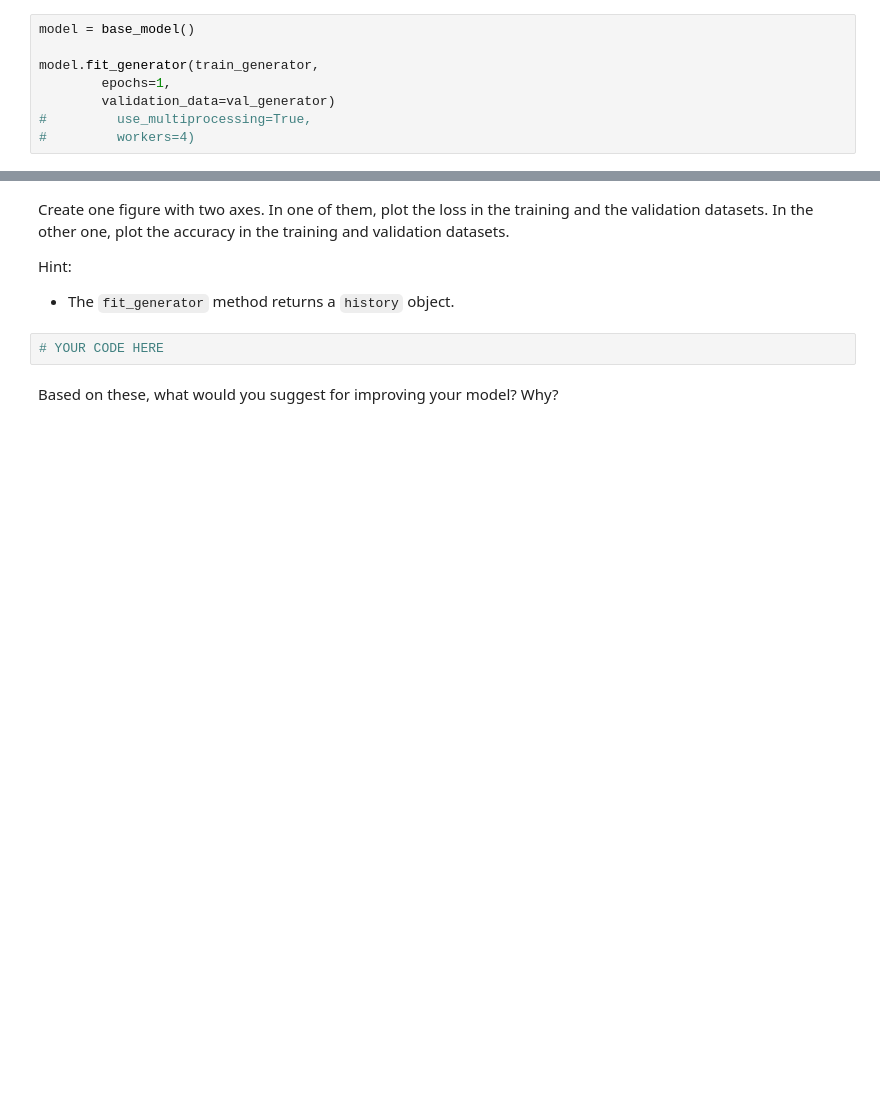
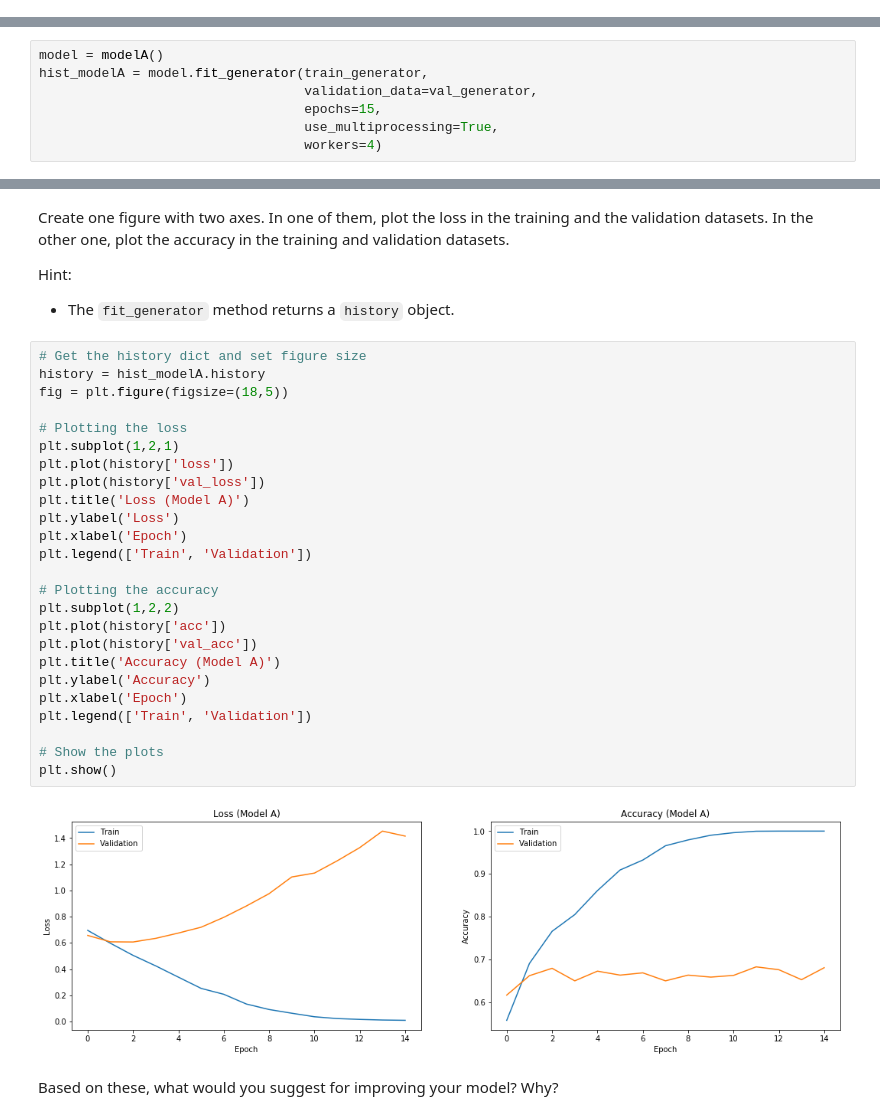
Before and after one commit to Vioh/SSY340, a Jupyter notebook: HA1/HA1.ipynb, the cells around one changed output, grey strips where cells are left out. Drawn from its saved outputs; the diff is of its cells as text; blank space fills up the shorter version.

```diff
--- a/HA1/HA1.ipynb
+++ b/HA1/HA1.ipynb
@@ -200,9 +204 @@ def base_model():
     return model
-# %%
-model = base_model()
-
-model.fit_generator(train_generator,
-        epochs=1,
-        validation_data=val_generator)
-#         use_multiprocessing=True,
-#         workers=4)
@@ -219,0 +211,7 @@ Tips:
+# %%
+model = modelA()
+hist_modelA = model.fit_generator(train_generator,
+                                  validation_data=val_generator,
+                                  epochs=15,
+                                  use_multiprocessing=True,
+                                  workers=4)
@@ -222,8 +238,33 @@ Create one figure with two axes. In one of them, plot the loss in the training a
 
 Hint:
 - The `fit_generator` method returns a `history` object.
-# %%
-# YOUR CODE HERE
+# %%
+# Get the history dict and set figure size
+history = hist_modelA.history
+fig = plt.figure(figsize=(18,5))
+
+# Plotting the loss
+plt.subplot(1,2,1)
+plt.plot(history['loss'])
+plt.plot(history['val_loss'])
+plt.title('Loss (Model A)')
+plt.ylabel('Loss')
+plt.xlabel('Epoch')
+plt.legend(['Train', 'Validation'])
+
+# Plotting the accuracy
+plt.subplot(1,2,2)
+plt.plot(history['acc'])
+plt.plot(history['val_acc'])
+plt.title('Accuracy (Model A)')
+plt.ylabel('Accuracy')
+plt.xlabel('Epoch')
+plt.legend(['Train', 'Validation'])
+
+# Show the plots
+plt.show()
+# %% [output]
+[figure, added]
 # %% [markdown]
 Based on these, what would you suggest for improving your model? Why?
 # %% [markdown]
```
Also changed, not shown: parts of 17 cells of this notebook.
